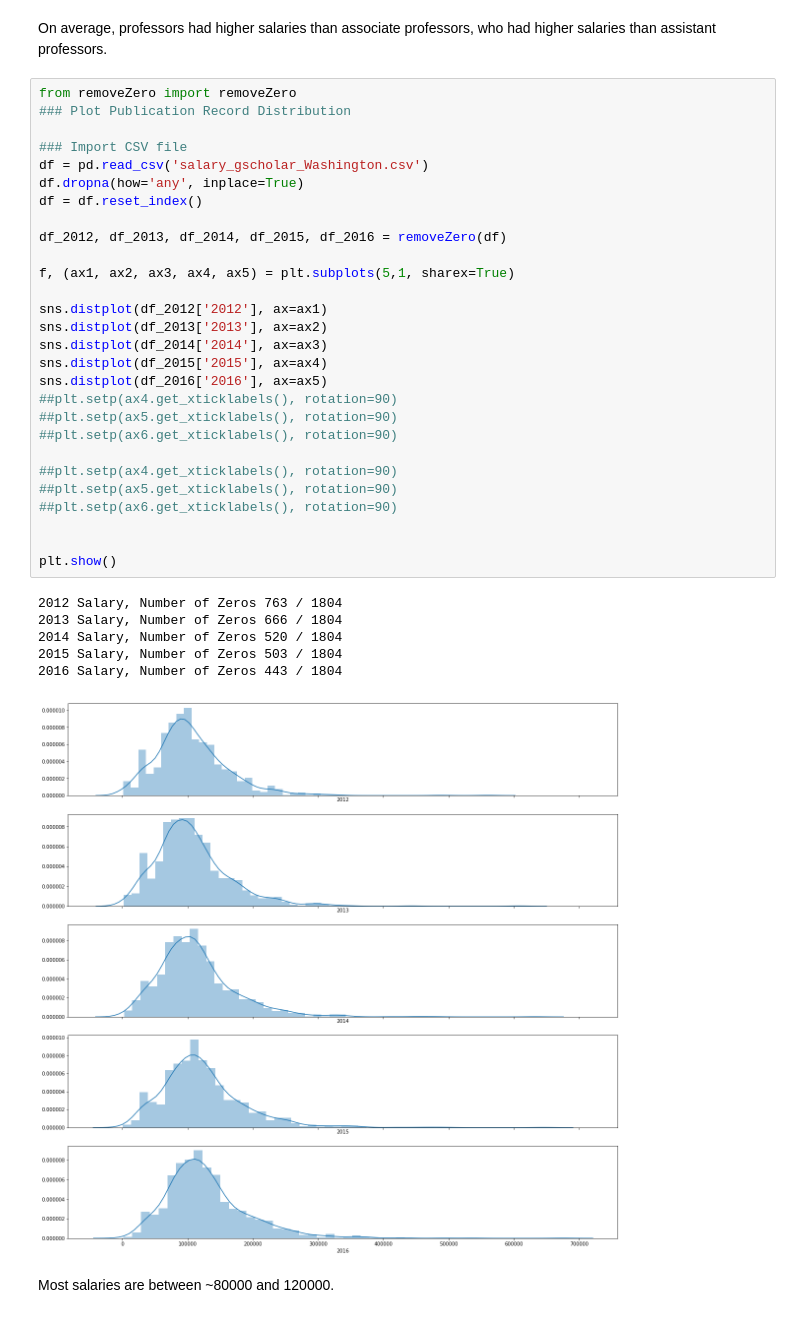
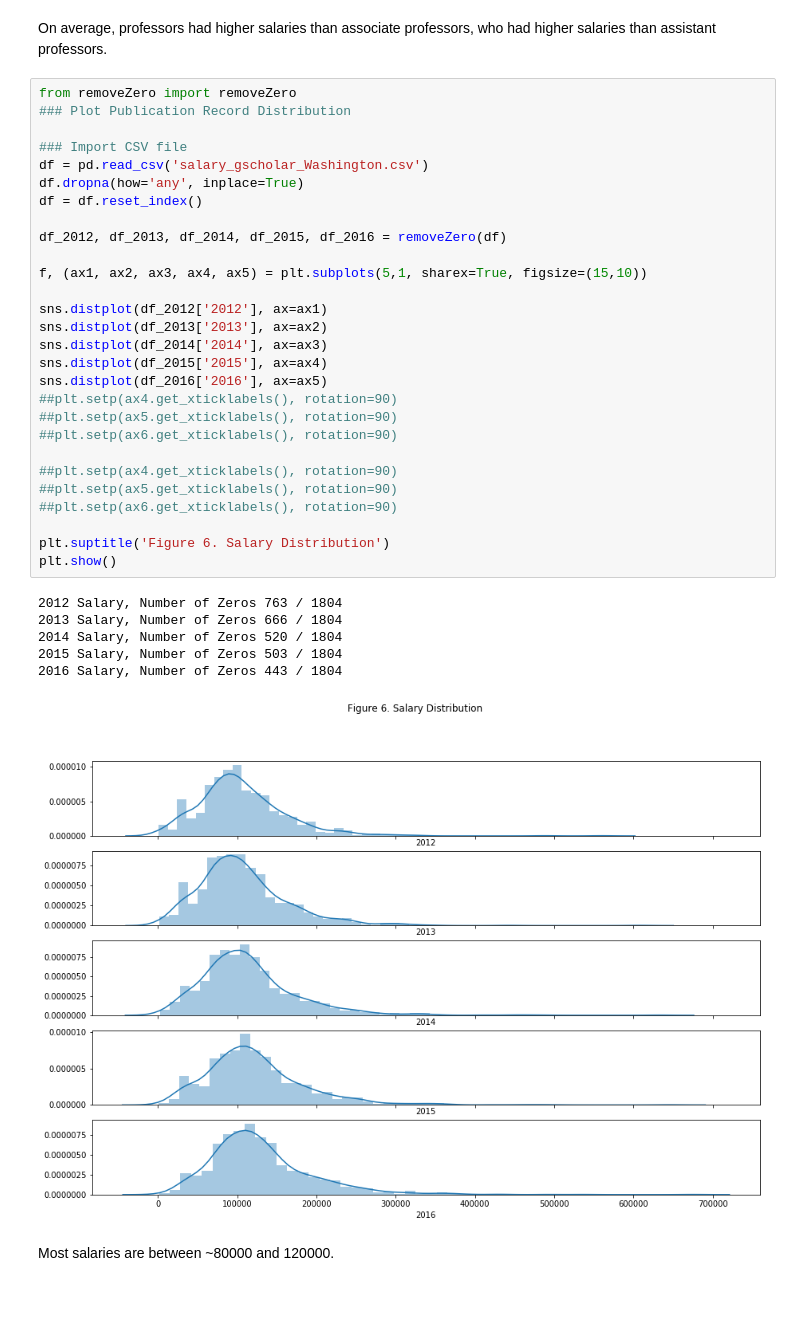
Before and after one commit to jkim30882/TDI, a Jupyter notebook: TDI Final Interview.ipynb, the cells around one changed output. Cells and saved outputs as stored; diff of their text form.

```diff
--- a/TDI Final Interview.ipynb
+++ b/TDI Final Interview.ipynb
@@ -205,36 +205,36 @@ from removeZero import removeZero
 ### Plot Publication Record Distribution
 
 ### Import CSV file
 df = pd.read_csv('salary_gscholar_Washington.csv')
 df.dropna(how='any', inplace=True)
 df = df.reset_index()
 
 df_2012, df_2013, df_2014, df_2015, df_2016 = removeZero(df)
 
-f, (ax1, ax2, ax3, ax4, ax5) = plt.subplots(5,1, sharex=True)
+f, (ax1, ax2, ax3, ax4, ax5) = plt.subplots(5,1, sharex=True, figsize=(15,10))
 
 sns.distplot(df_2012['2012'], ax=ax1)
 sns.distplot(df_2013['2013'], ax=ax2)
 sns.distplot(df_2014['2014'], ax=ax3)
 sns.distplot(df_2015['2015'], ax=ax4)
 sns.distplot(df_2016['2016'], ax=ax5)
 ##plt.setp(ax4.get_xticklabels(), rotation=90)
 ##plt.setp(ax5.get_xticklabels(), rotation=90)
 ##plt.setp(ax6.get_xticklabels(), rotation=90)
 
 ##plt.setp(ax4.get_xticklabels(), rotation=90)
 ##plt.setp(ax5.get_xticklabels(), rotation=90)
 ##plt.setp(ax6.get_xticklabels(), rotation=90)
 
-
+plt.suptitle('Figure 6. Salary Distribution')
 plt.show()
 # %% [output]
 2012 Salary, Number of Zeros 763 / 1804
 2013 Salary, Number of Zeros 666 / 1804
 2014 Salary, Number of Zeros 520 / 1804
 2015 Salary, Number of Zeros 503 / 1804
 2016 Salary, Number of Zeros 443 / 1804
-[figure, old version]
+[figure, new version]
 # %% [markdown]
 Most salaries are between ~80000 and 120000.
 # %%
```
Also changed, not shown: parts of 8 cells of this notebook.
